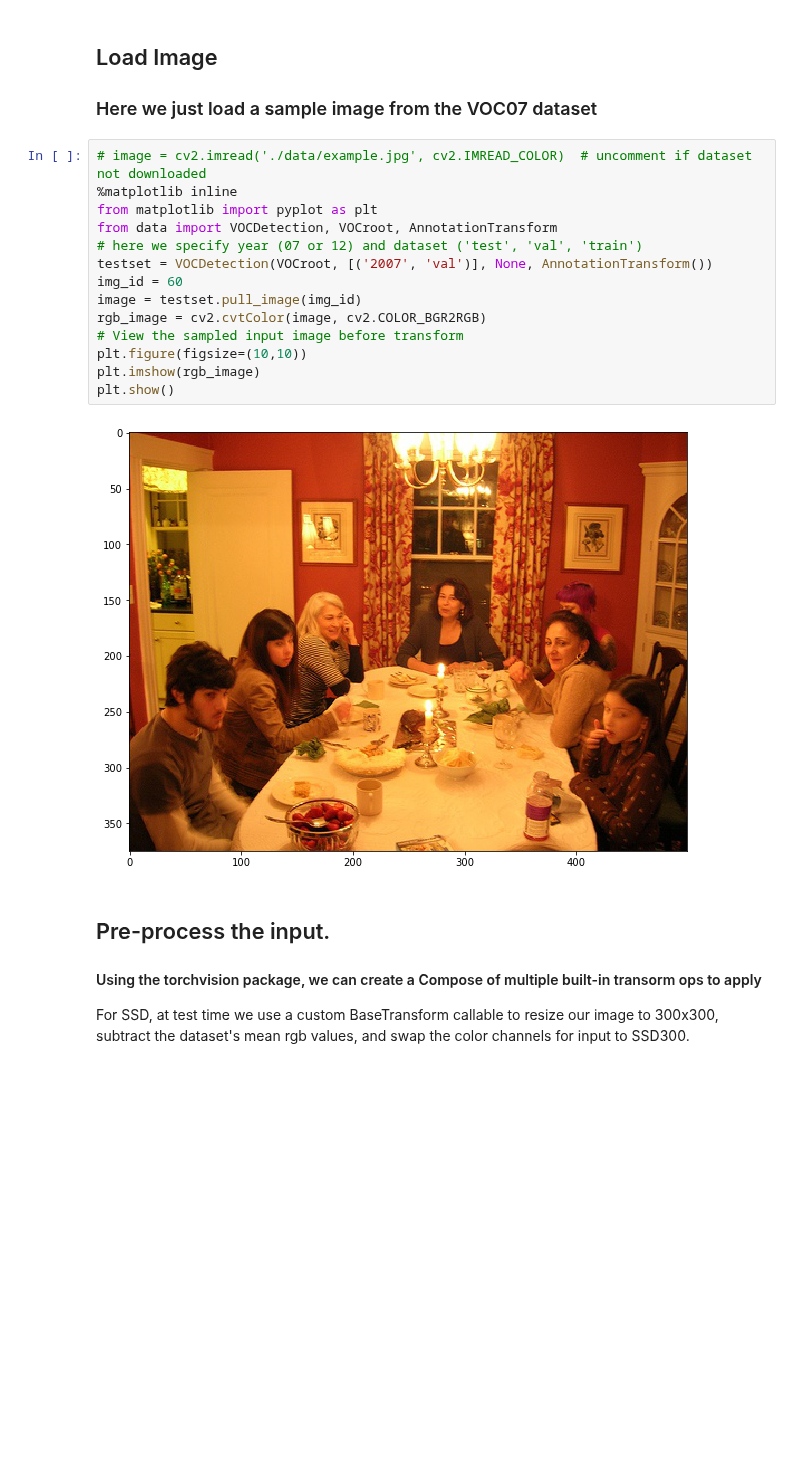
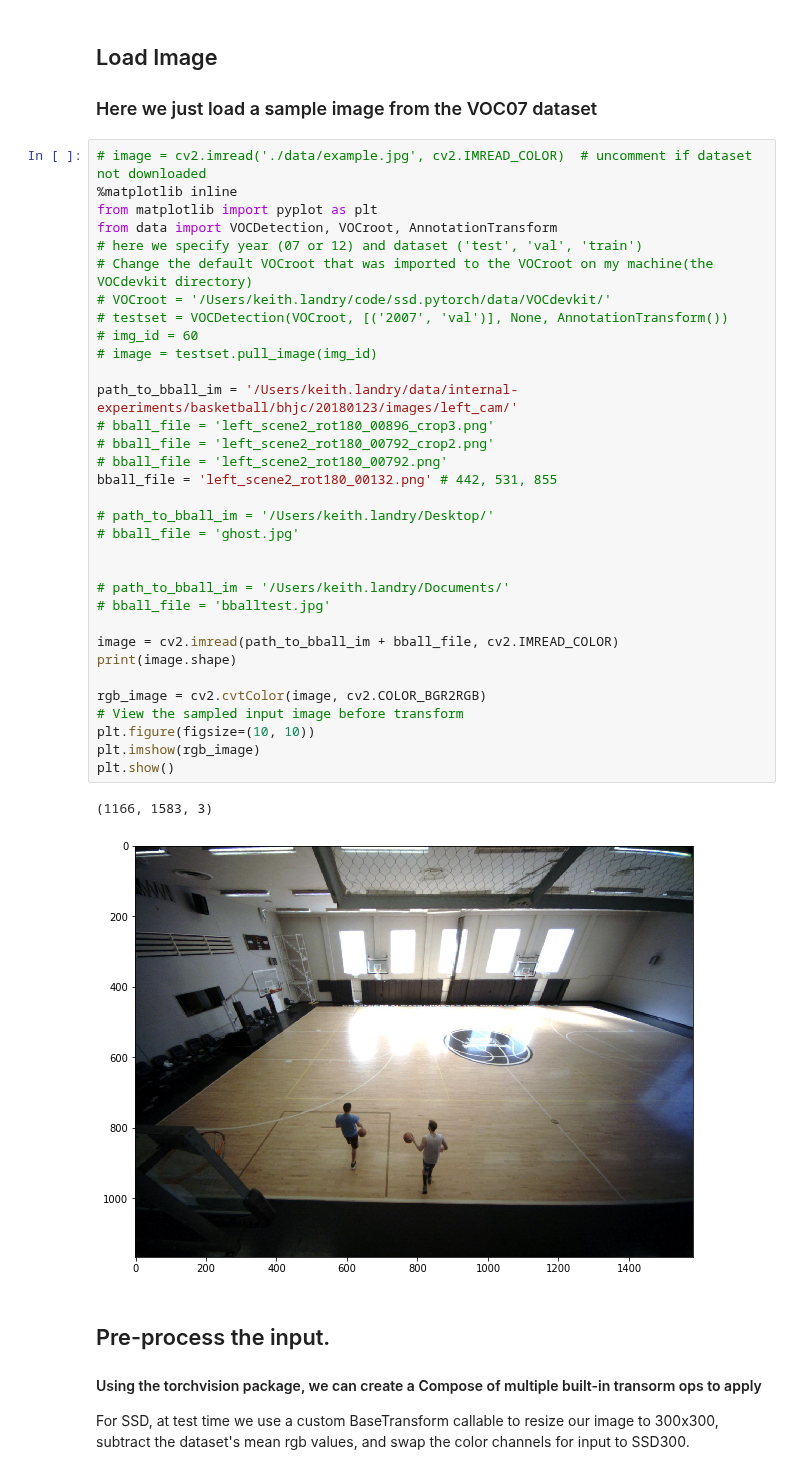
Before and after one commit to amdegroot/ssd.pytorch, a Jupyter notebook: demo/demo.ipynb, the cells around one changed output. Saved outputs shown, nothing was run; the diff lists cells and outputs as text; blank space fills up the shorter version.

```diff
--- a/demo/demo.ipynb
+++ b/demo/demo.ipynb
@@ -39,19 +42,39 @@ Finished!
 # %%
 # image = cv2.imread('./data/example.jpg', cv2.IMREAD_COLOR)  # uncomment if dataset not downloaded
 %matplotlib inline
 from matplotlib import pyplot as plt
 from data import VOCDetection, VOCroot, AnnotationTransform
 # here we specify year (07 or 12) and dataset ('test', 'val', 'train')
-testset = VOCDetection(VOCroot, [('2007', 'val')], None, AnnotationTransform())
-img_id = 60
-image = testset.pull_image(img_id)
+# Change the default VOCroot that was imported to the VOCroot on my machine(the VOCdevkit directory)
+# VOCroot = '/Users/keith.landry/code/ssd.pytorch/data/VOCdevkit/'
+# testset = VOCDetection(VOCroot, [('2007', 'val')], None, AnnotationTransform())
+# img_id = 60
+# image = testset.pull_image(img_id)
+
+path_to_bball_im = '/Users/keith.landry/data/internal-experiments/basketball/bhjc/20180123/images/left_cam/'
+# bball_file = 'left_scene2_rot180_00896_crop3.png'
+# bball_file = 'left_scene2_rot180_00792_crop2.png'
+# bball_file = 'left_scene2_rot180_00792.png'
+bball_file = 'left_scene2_rot180_00132.png' # 442, 531, 855
+
+# path_to_bball_im = '/Users/keith.landry/Desktop/'
+# bball_file = 'ghost.jpg'
+
+
+# path_to_bball_im = '/Users/keith.landry/Documents/'
+# bball_file = 'bballtest.jpg'
+
+image = cv2.imread(path_to_bball_im + bball_file, cv2.IMREAD_COLOR)
+print(image.shape)
+
 rgb_image = cv2.cvtColor(image, cv2.COLOR_BGR2RGB)
 # View the sampled input image before transform
-plt.figure(figsize=(10,10))
+plt.figure(figsize=(10, 10))
 plt.imshow(rgb_image)
 plt.show()
 # %% [output]
+(1166, 1583, 3)
-[figure, old version]
+[figure, new version]
 # %% [markdown]
 ## Pre-process the input.
 #### Using the torchvision package, we can create a Compose of multiple built-in transorm ops to apply
```
Also changed, not shown: parts of 13 cells of this notebook, 8 other files.
